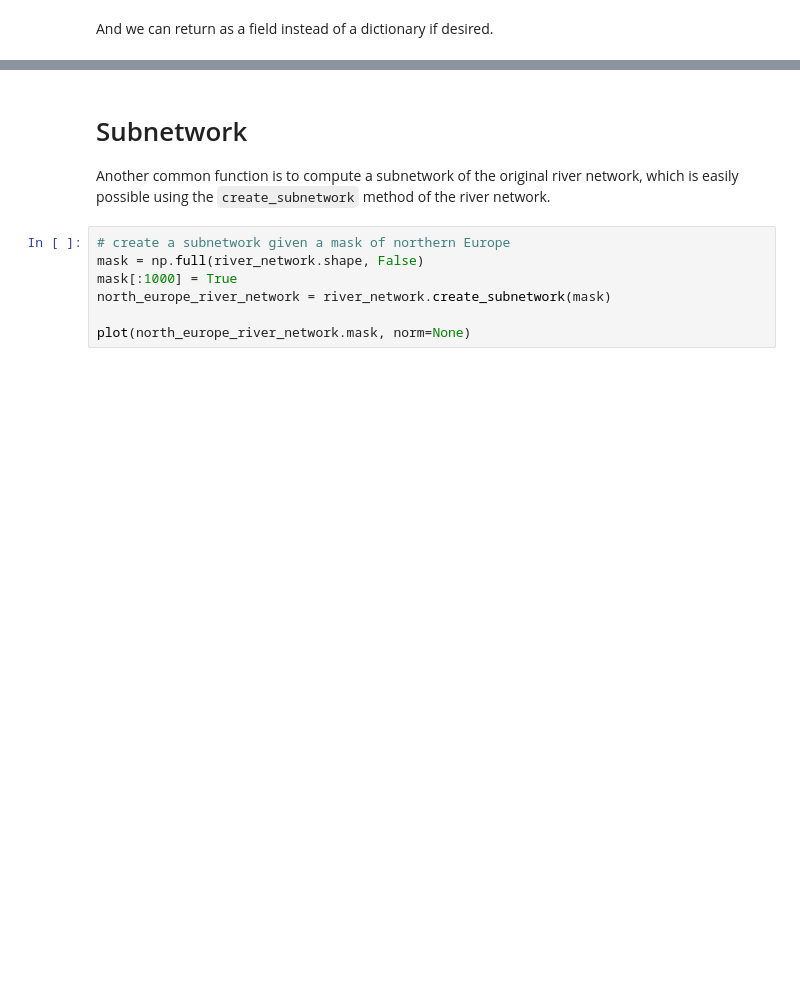
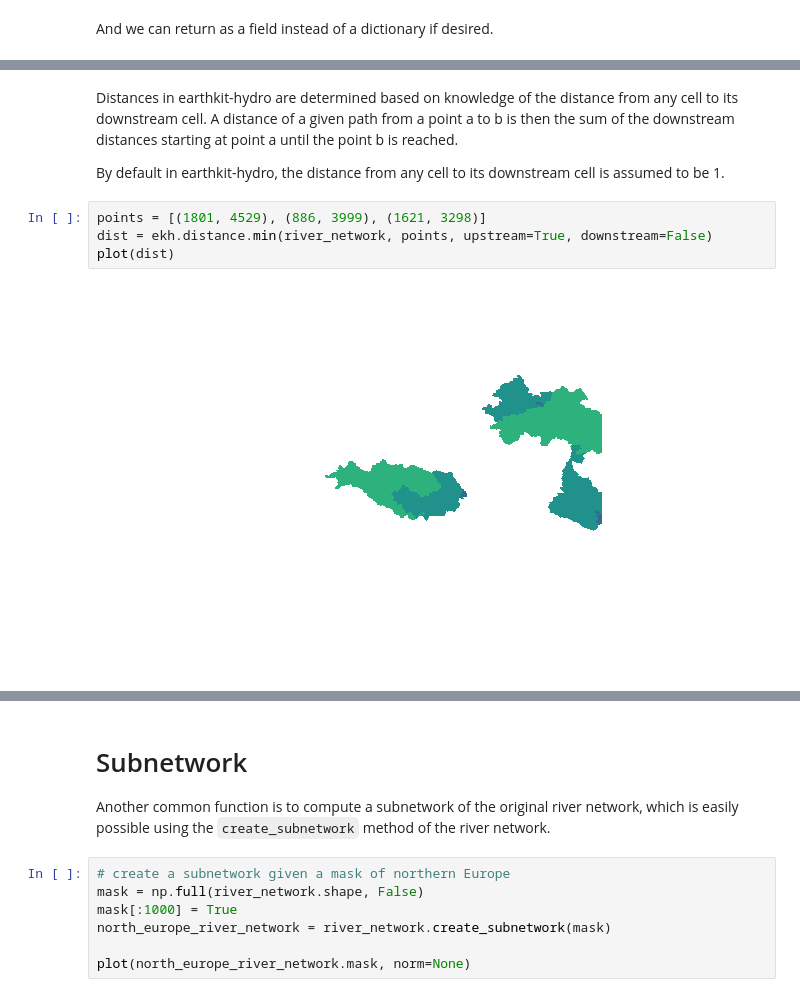
Before and after one commit to ecmwf/earthkit-hydro, a Jupyter notebook: docs/notebooks/example.ipynb, the cells around one changed output, grey strips where cells are left out. Cells and saved outputs as stored; diff of their text form; blank space fills up the shorter version.

Commit message:
add examples using distance and length

```diff
--- a/docs/notebooks/example.ipynb
+++ b/docs/notebooks/example.ipynb
@@ -178,0 +183,10 @@ plot(metric_field, norm=None)
+# %% [markdown]
+Distances in earthkit-hydro are determined based on knowledge of the distance from any cell to its downstream cell. A distance of a given path from a point a to b is then the sum of the downstream distances starting at point a until the point b is reached.
+
+By default in earthkit-hydro, the distance from any cell to its downstream cell is assumed to be 1.
+# %%
+points = [(1801, 4529), (886, 3999), (1621, 3298)]
+dist = ekh.distance.min(river_network, points, upstream=True, downstream=False)
+plot(dist)
+# %% [output]
+[figure, added]
```
Also changed, not shown: parts of 19 cells of this notebook.
